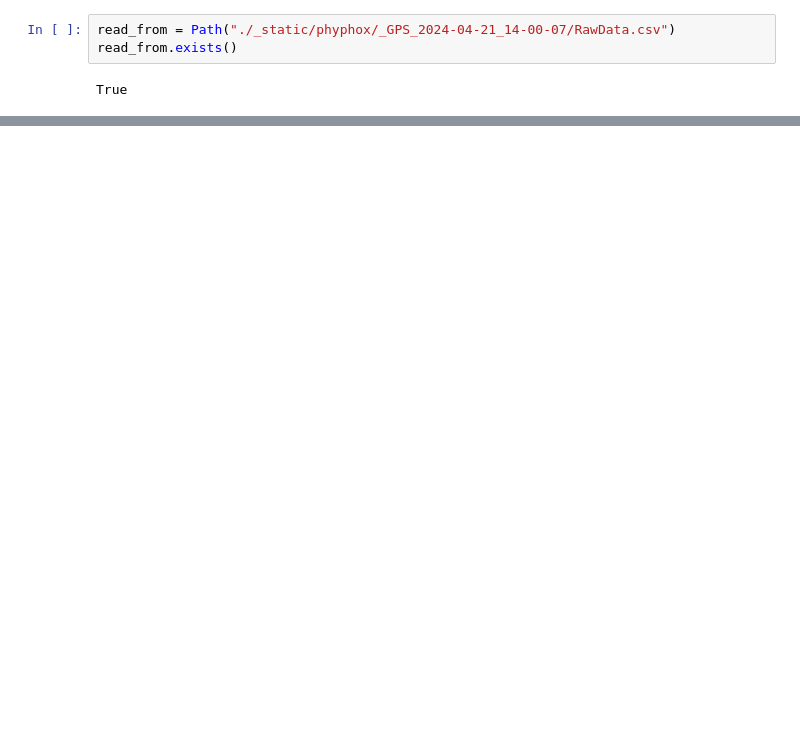
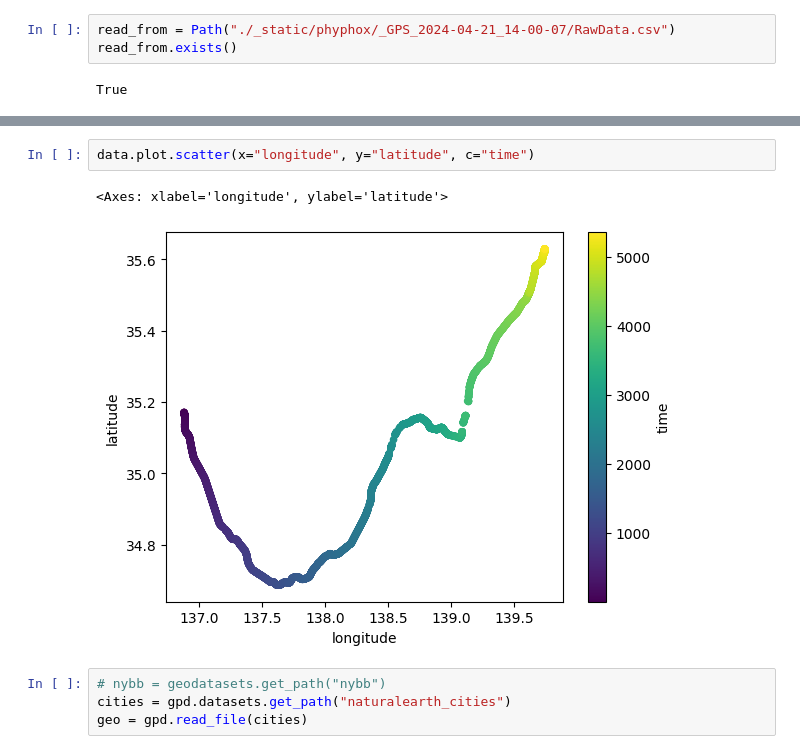
Before and after one commit to shotakaha/kumaroot, a Jupyter notebook: mystmd/pandas-gps.ipynb, the cells around one changed output, grey strips where cells are left out. Cells and saved outputs as stored; diff of their text form; blank space fills up the shorter version.

```diff
--- a/mystmd/pandas-gps.ipynb
+++ b/mystmd/pandas-gps.ipynb
@@ -56,0 +147,9 @@ gps = gpd.GeoDataFrame(data[["latitude", "longitude", "altitude"]])
+# %%
+data.plot.scatter(x="longitude", y="latitude", c="time")
+# %% [output]
+<Axes: xlabel='longitude', ylabel='latitude'>
+[figure, added]
+# %%
+# nybb = geodatasets.get_path("nybb")
+cities = gpd.datasets.get_path("naturalearth_cities")
+geo = gpd.read_file(cities)
```
Also changed, not shown: parts of 26 cells of this notebook.
